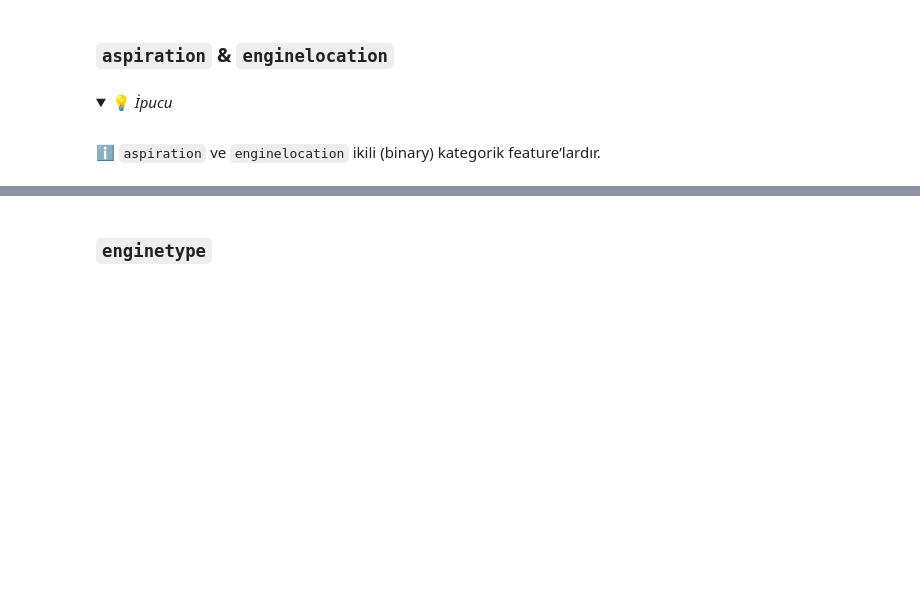
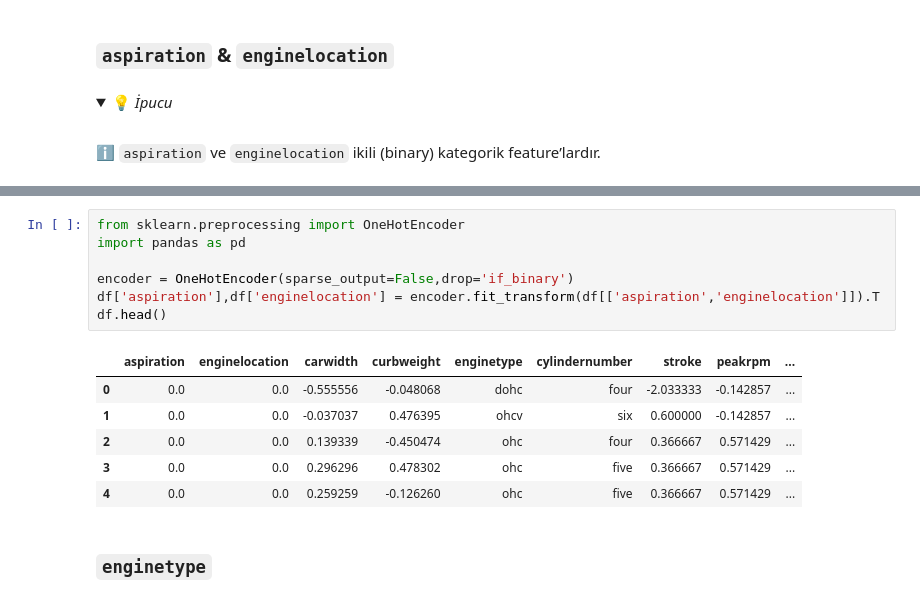
Before and after one commit to mertkaantopuz/S16D2-S-Data-car-prices, a Jupyter notebook: Car-Prices.ipynb, the cells around one changed output, grey strips where cells are left out. Saved outputs shown, nothing was run; the diff lists cells and outputs as text; folded sections open; blank space fills up the shorter version.

```diff
--- a/Car-Prices.ipynb
+++ b/Car-Prices.ipynb
@@ -348,3 +371,17 @@ DataFrame içinde, orijinal feature’ları encode edilmiş versiyonlarıyla de
+# %%
+from sklearn.preprocessing import OneHotEncoder
+import pandas as pd
+
+encoder = OneHotEncoder(sparse_output=False,drop='if_binary')
+df['aspiration'],df['enginelocation'] = encoder.fit_transform(df[['aspiration','enginelocation']]).T
+df.head()
+# %% [output]
+|  | aspiration | enginelocation | carwidth | curbweight | enginetype | cylindernumber | stroke | peakrpm | ... |
+| 0 | 0.0 | 0.0 | -0.555556 | -0.048068 | dohc | four | -2.033333 | -0.142857 | ... |
+| 1 | 0.0 | 0.0 | -0.037037 | 0.476395 | ohcv | six | 0.600000 | -0.142857 | ... |
+| 2 | 0.0 | 0.0 | 0.139339 | -0.450474 | ohc | four | 0.366667 | 0.571429 | ... |
+| 3 | 0.0 | 0.0 | 0.296296 | 0.478302 | ohc | five | 0.366667 | 0.571429 | ... |
+| 4 | 0.0 | 0.0 | 0.259259 | -0.126260 | ohc | five | 0.366667 | 0.571429 | ... |
 # %% [markdown]
 ### `enginetype`
 # %% [markdown]
```
Also changed, not shown: parts of 24 cells of this notebook, 2 other files.
